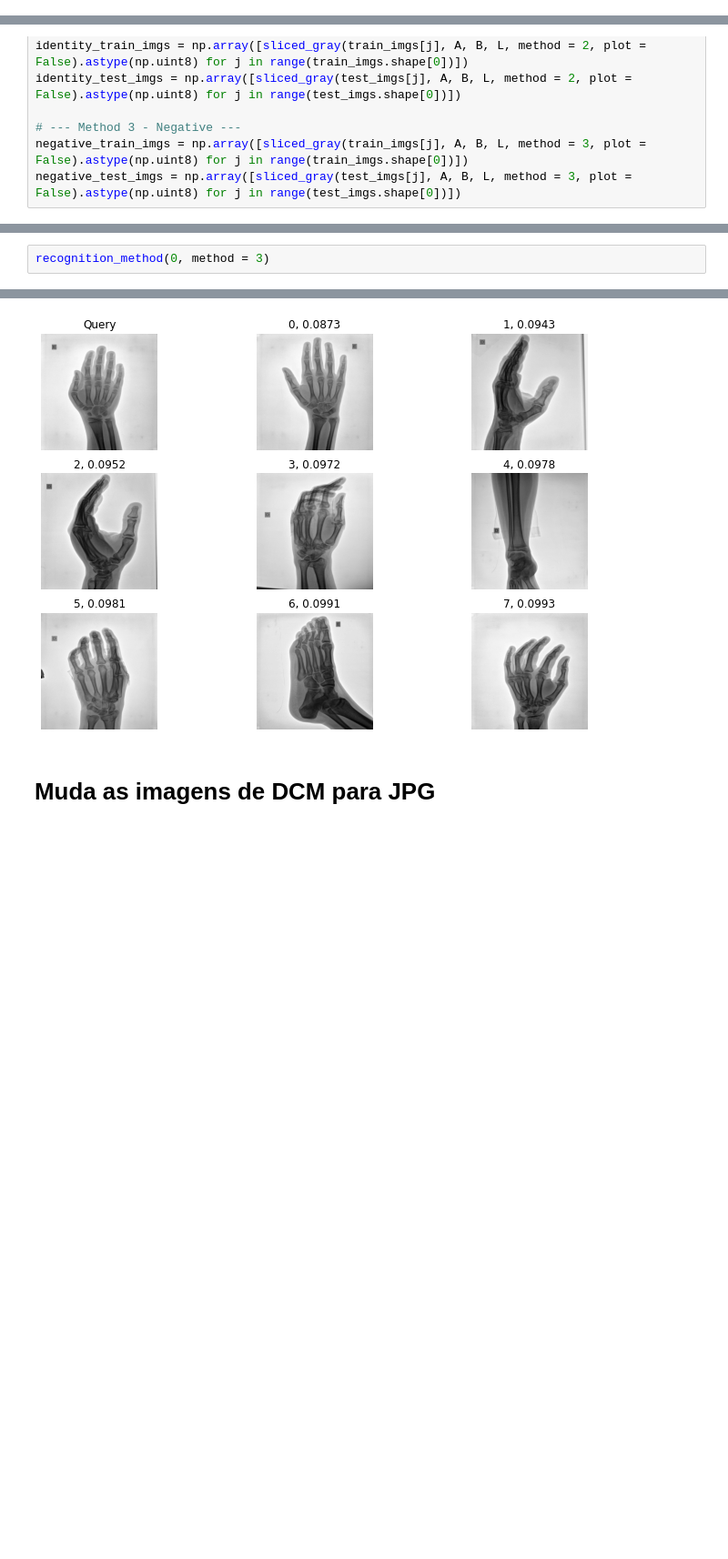
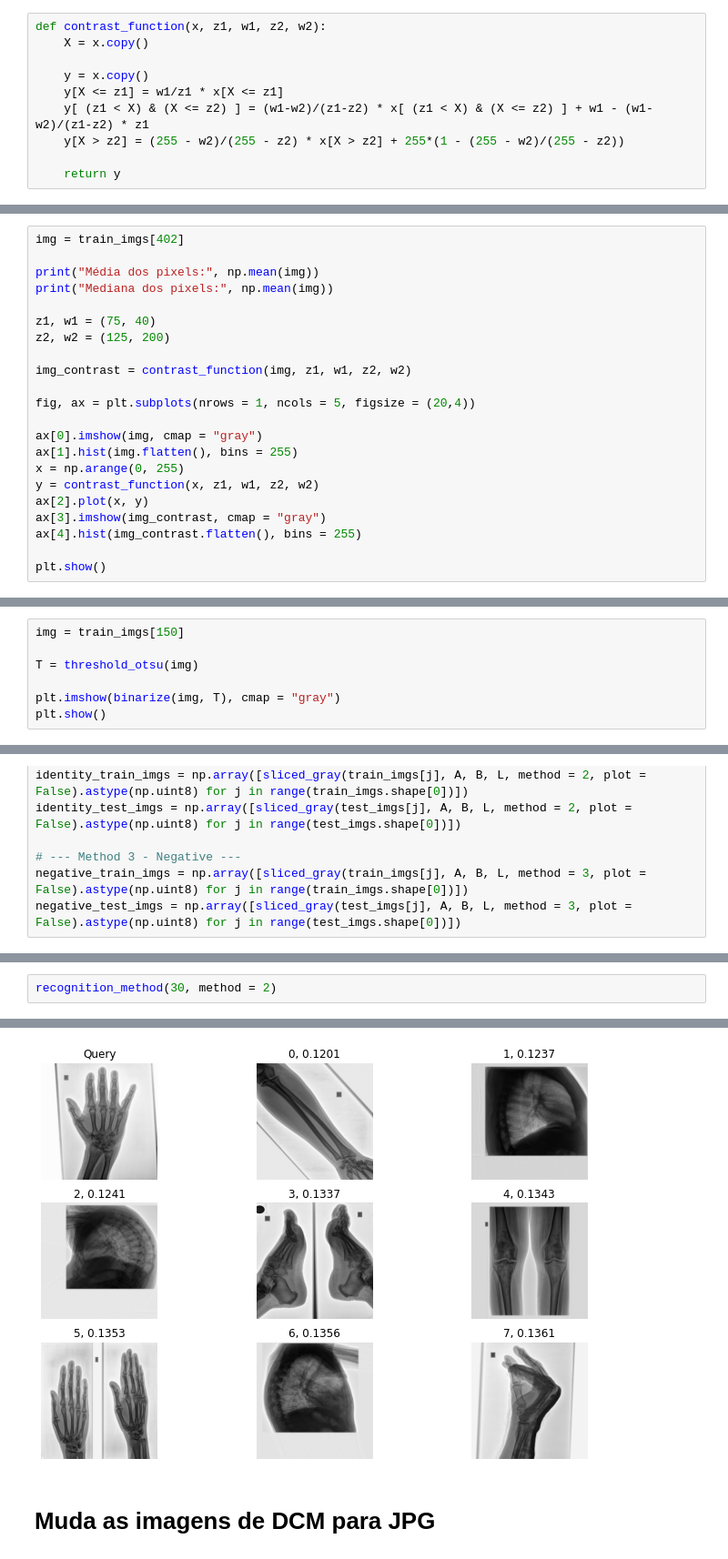
Before and after one commit to juliotrecen/SCC0251AJNT, a Jupyter notebook: Projeto Final.ipynb, the cells around one changed output, grey strips where cells are left out. Shown at 91% size. Cells and saved outputs as stored; diff of their text form; blank space fills up the shorter version.

Commit message:
Implementação contrast modulation

```diff
--- a/Projeto Final.ipynb
+++ b/Projeto Final.ipynb
@@ -119,0 +240,10 @@ plt.show()
+# %%
+def contrast_function(x, z1, w1, z2, w2):
+    X = x.copy()
+
+    y = x.copy()
+    y[X <= z1] = w1/z1 * x[X <= z1]
+    y[ (z1 < X) & (X <= z2) ] = (w1-w2)/(z1-z2) * x[ (z1 < X) & (X <= z2) ] + w1 - (w1-w2)/(z1-z2) * z1
+    y[X > z2] = (255 - w2)/(255 - z2) * x[X > z2] + 255*(1 - (255 - w2)/(255 - z2))
+
+    return y
@@ -119,0 +257,22 @@ plt.show()
+# %%
+img = train_imgs[402]
+
+print("Média dos pixels:", np.mean(img))
+print("Mediana dos pixels:", np.mean(img))
+
+z1, w1 = (75, 40)
+z2, w2 = (125, 200)
+
+img_contrast = contrast_function(img, z1, w1, z2, w2)
+
+fig, ax = plt.subplots(nrows = 1, ncols = 5, figsize = (20,4))
+
+ax[0].imshow(img, cmap = "gray")
+ax[1].hist(img.flatten(), bins = 255)
+x = np.arange(0, 255)
+y = contrast_function(x, z1, w1, z2, w2)
+ax[2].plot(x, y)
+ax[3].imshow(img_contrast, cmap = "gray")
+ax[4].hist(img_contrast.flatten(), bins = 255)
+
+plt.show()
@@ -119,0 +317,7 @@ plt.show()
+# %%
+img = train_imgs[150]
+
+T = threshold_otsu(img)
+
+plt.imshow(binarize(img, T), cmap = "gray")
+plt.show()
@@ -381,5 +607,5 @@ def recognition_method(queryIndex, method = 0, plot = False):
         imgQuery = negative_test_imgs[queryIndex]
         lbp_negative.recognition(imgQuery, queryIndex)
 # %%
-recognition_method(0, method = 3)
+recognition_method(30, method = 2)
 # %% [output]
@@ -387,4 +613,4 @@ Método: Negative
-[figure, old version]
+[figure, new version]
 # %% [markdown]
 # Muda as imagens de DCM para JPG
 # %%
```
Also changed, not shown: parts of 29 cells of this notebook, 5 other files.
